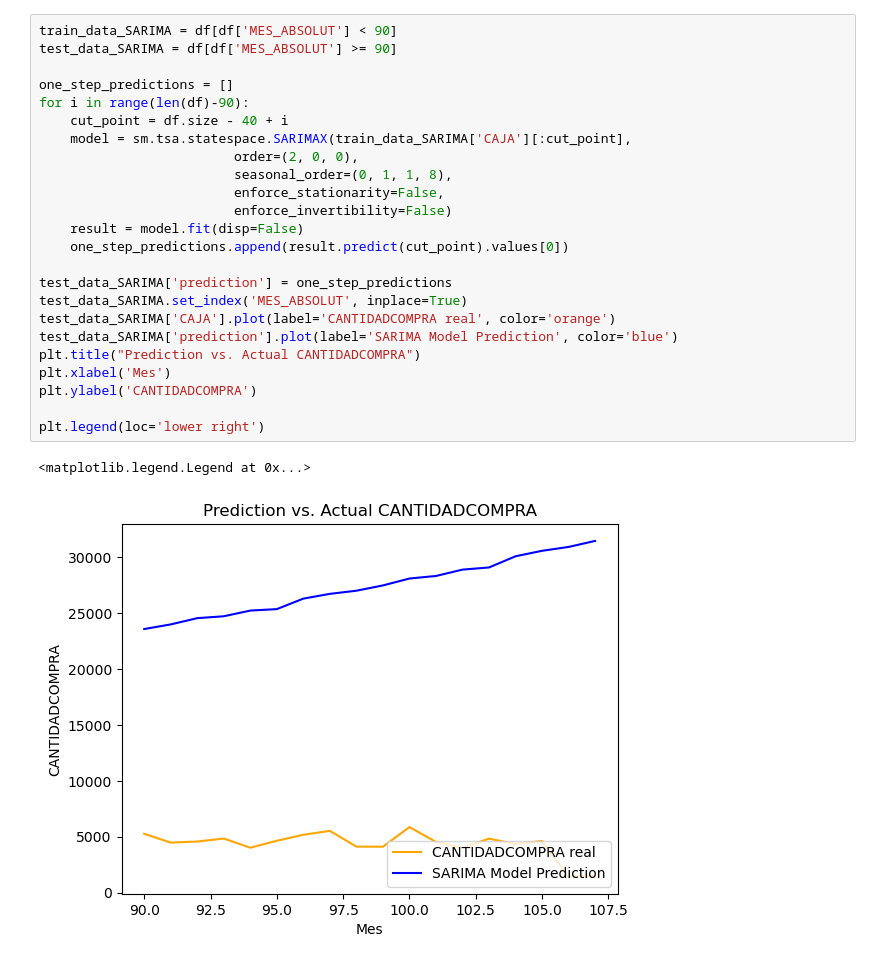
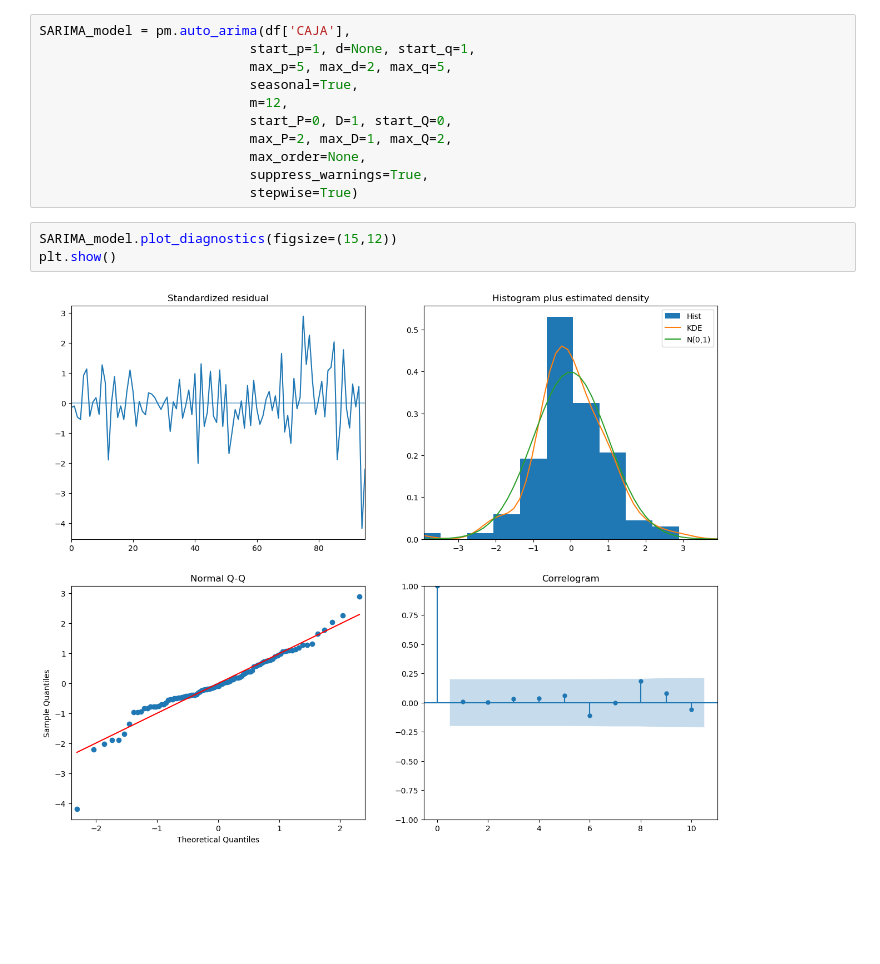
Before and after one commit to sgxaviii/Datathon-FME-2023, a Jupyter notebook: Repte NTTData/main.ipynb, the cells around one changed output. Cells and saved outputs as stored; diff of their text form; blank space fills up the shorter version.

Commit message:
Model llest, falta separar les dades i aplicar el model a cada subconjunt de dades

```diff
--- a/Repte NTTData/main.ipynb
+++ b/Repte NTTData/main.ipynb
@@ -46,27 +36,16 @@ df
-# %%
-train_data_SARIMA = df[df['MES_ABSOLUT'] < 90]
-test_data_SARIMA = df[df['MES_ABSOLUT'] >= 90]
-
-one_step_predictions = []
-for i in range(len(df)-90):
-    cut_point = df.size - 40 + i
-    model = sm.tsa.statespace.SARIMAX(train_data_SARIMA['CAJA'][:cut_point],
-                         order=(2, 0, 0),
-                         seasonal_order=(0, 1, 1, 8),
-                         enforce_stationarity=False,
-                         enforce_invertibility=False)
-    result = model.fit(disp=False)
-    one_step_predictions.append(result.predict(cut_point).values[0])
-
-test_data_SARIMA['prediction'] = one_step_predictions
-test_data_SARIMA.set_index('MES_ABSOLUT', inplace=True)
-test_data_SARIMA['CAJA'].plot(label='CANTIDADCOMPRA real', color='orange')
-test_data_SARIMA['prediction'].plot(label='SARIMA Model Prediction', color='blue')
-plt.title("Prediction vs. Actual CANTIDADCOMPRA")
-plt.xlabel('Mes')
-plt.ylabel('CANTIDADCOMPRA')
-
-plt.legend(loc='lower right')
-# %% [output]
-<matplotlib.legend.Legend at 0x...>
-[figure, removed]
+# %%
+SARIMA_model = pm.auto_arima(df['CAJA'],
+                           start_p=1, d=None, start_q=1,
+                           max_p=5, max_d=2, max_q=5,
+                           seasonal=True,
+                           m=12,
+                           start_P=0, D=1, start_Q=0,
+                           max_P=2, max_D=1, max_Q=2,
+                           max_order=None,
+                           suppress_warnings=True,
+                           stepwise=True)
+# %%
+SARIMA_model.plot_diagnostics(figsize=(15,12))
+plt.show()
+# %% [output]
+[figure, added]
```
Also changed, not shown: parts of 4 cells of this notebook.
